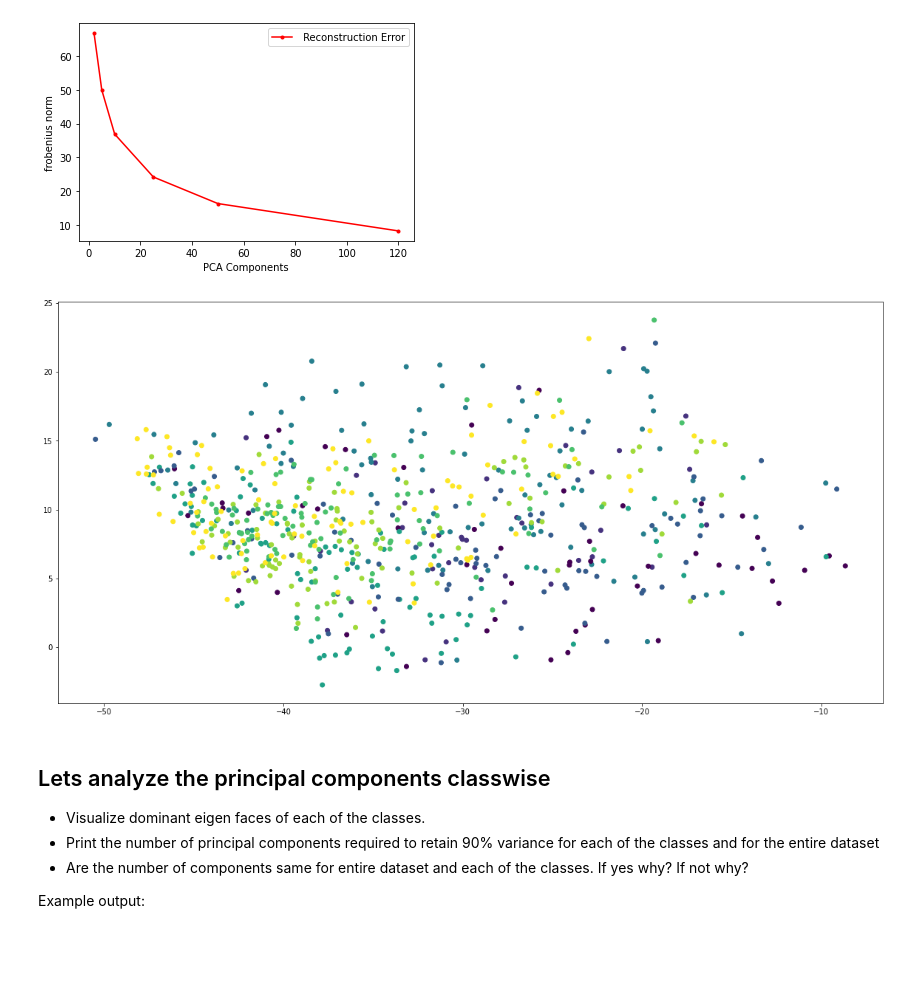
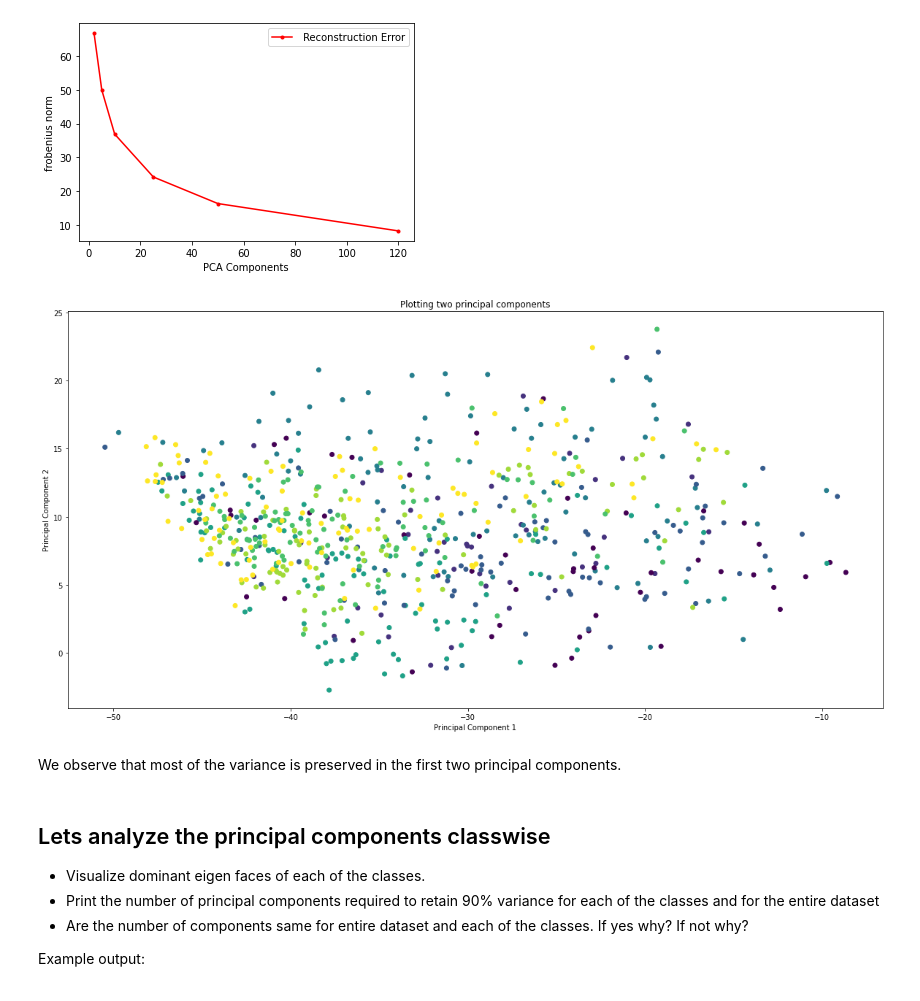
Before and after one commit to soumodiptab/Statistical-Methods-In-AI-Spring-22, a Jupyter notebook: Assignment2/2021201086/2021201086_Assignment2_Q3.ipynb, the cells around one changed output. Drawn from its saved outputs; the diff is of its cells as text; code cells hidden in the pictures; blank space fills up the shorter version.

```diff
--- a/Assignment2/2021201086/2021201086_Assignment2_Q3.ipynb
+++ b/Assignment2/2021201086/2021201086_Assignment2_Q3.ipynb
@@ -294,16 +297,21 @@ plt.show()
 # %%
 # #plot
 # n_components=2
 eigenvector_subset = eig_vector[:,0:n_components]
 x_reduced = np.dot(eigenvector_subset.T,X.T).T
 # eigenvector_subset = eig_vector[:,0:n_components]
 # image_projection=np.matmul(X,eigenvector_subset)
 # pca_datapoints = np.matmul(eigenvector_subset,image_projection.T).T
 plt.figure(figsize=(20,10))
+plt.xlabel('Principal Component 1')
+plt.ylabel('Principal Component 2')
+plt.title('Plotting two principal components')
 plt.scatter(x_reduced[:,0], x_reduced[:,1],c=y)
 plt.show()
 # %% [output]
-[figure, old version]
+[figure, new version]
+# %% [markdown]
+We observe that most of the variance is preserved in the first two principal components.
 # %% [markdown]
 ## Lets analyze the principal components classwise
 - Visualize dominant eigen faces of each of the classes.
```
Also changed, not shown: parts of 9 cells of this notebook, 6 other files.
